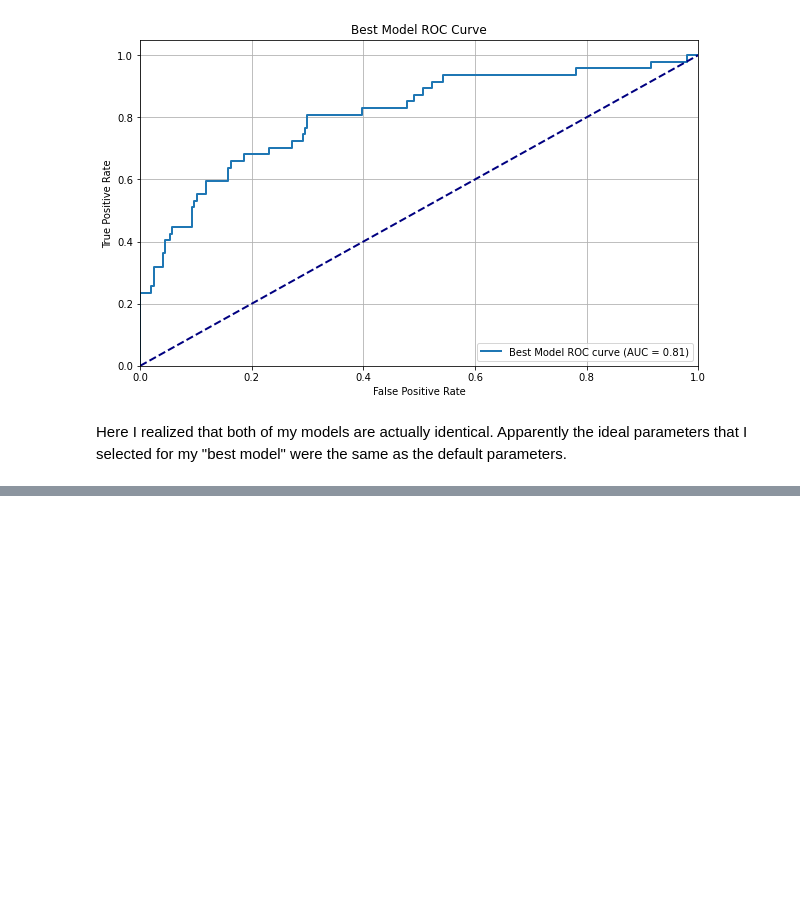
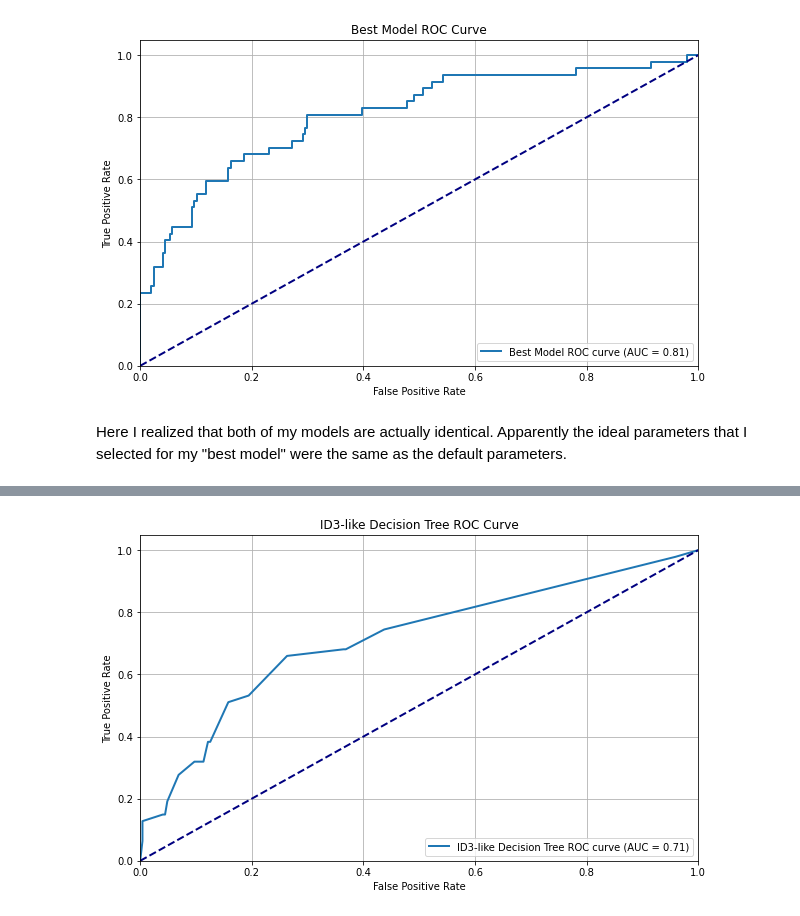
Before and after one commit to agambino720/employee_attrition_prediction_model, a Jupyter notebook: employee_attrition_project.ipynb, the cells around one changed output, grey strips where cells are left out. Saved outputs shown, nothing was run; the diff lists cells and outputs as text; code cells hidden in the pictures; blank space fills up the shorter version.

```diff
--- a/employee_attrition_project.ipynb
+++ b/employee_attrition_project.ipynb
@@ -553,0 +764,22 @@ Here I realized that both of my models are actually identical. Apparently the id
+# %%
+# Predict probabilities for the test set
+y_prob_id3_dt = id3_dt_model.predict_proba(X_test_scaled)[:, 1]
+
+# Compute ROC curve and AUC
+fpr_id3_dt, tpr_id3_dt, thresholds_id3_dt = roc_curve(y_test, y_prob_id3_dt)
+roc_auc_id3_dt = auc(fpr_id3_dt, tpr_id3_dt)
+
+# Plot ROC Curve
+plt.figure(figsize=(10, 6))
+plt.plot(fpr_id3_dt, tpr_id3_dt, lw=2, label='ID3-like Decision Tree ROC curve (AUC = {:.2f})'.format(roc_auc_id3_dt))
+plt.plot([0, 1], [0, 1], color='navy', lw=2, linestyle='--')
+plt.xlim([0.0, 1.0])
+plt.ylim([0.0, 1.05])
+plt.xlabel('False Positive Rate')
+plt.ylabel('True Positive Rate')
+plt.title('ID3-like Decision Tree ROC Curve')
+plt.legend(loc='lower right')
+plt.grid(True)
+plt.show()
+# %% [output]
+[figure, added]
```
Also changed, not shown: parts of 48 cells of this notebook.
